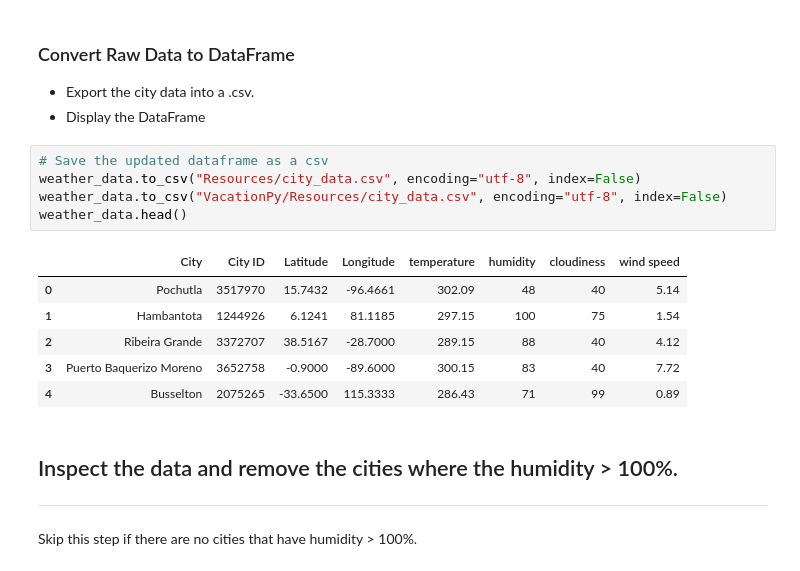
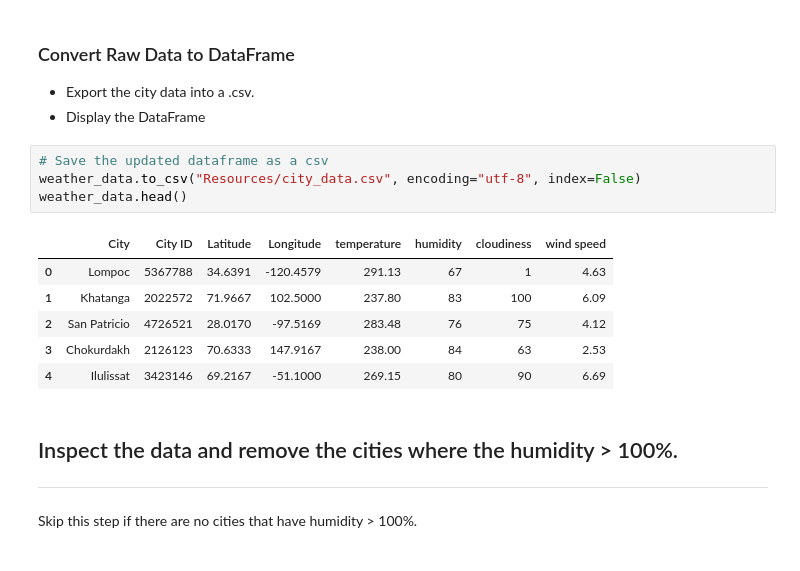
Before and after one commit to cspence001/weather_regression_vacation_heatmap, a Jupyter notebook: WeatherPy/WeatherPy.ipynb, the cells around one changed output. Cells and saved outputs as stored; diff of their text form.

```diff
--- a/WeatherPy/WeatherPy.ipynb
+++ b/WeatherPy/WeatherPy.ipynb
@@ -166,15 +180,14 @@ weather_data
 # %%
 # Save the updated dataframe as a csv
 weather_data.to_csv("Resources/city_data.csv", encoding="utf-8", index=False)
-weather_data.to_csv("VacationPy/Resources/city_data.csv", encoding="utf-8", index=False)
 weather_data.head()
 # %% [output]
 |  | City | City ID | Latitude | Longitude | temperature | humidity | cloudiness | wind speed |
-| 0 | Pochutla | 3517970 | 15.7432 | -96.4661 | 302.09 | 48 | 40 | 5.14 |
-| 1 | Hambantota | 1244926 | 6.1241 | 81.1185 | 297.15 | 100 | 75 | 1.54 |
-| 2 | Ribeira Grande | 3372707 | 38.5167 | -28.7000 | 289.15 | 88 | 40 | 4.12 |
-| 3 | Puerto Baquerizo Moreno | 3652758 | -0.9000 | -89.6000 | 300.15 | 83 | 40 | 7.72 |
-| 4 | Busselton | 2075265 | -33.6500 | 115.3333 | 286.43 | 71 | 99 | 0.89 |
+| 0 | Lompoc | 5367788 | 34.6391 | -120.4579 | 291.13 | 67 | 1 | 4.63 |
+| 1 | Khatanga | 2022572 | 71.9667 | 102.5000 | 237.80 | 83 | 100 | 6.09 |
+| 2 | San Patricio | 4726521 | 28.0170 | -97.5169 | 283.48 | 76 | 75 | 4.12 |
+| 3 | Chokurdakh | 2126123 | 70.6333 | 147.9167 | 238.00 | 84 | 63 | 2.53 |
+| 4 | Ilulissat | 3423146 | 69.2167 | -51.1000 | 269.15 | 80 | 90 | 6.69 |
 # %% [markdown]
 ## Inspect the data and remove the cities where the humidity > 100%.
 ----
```
Also changed, not shown: parts of 18 cells of this notebook, 5 other files.
